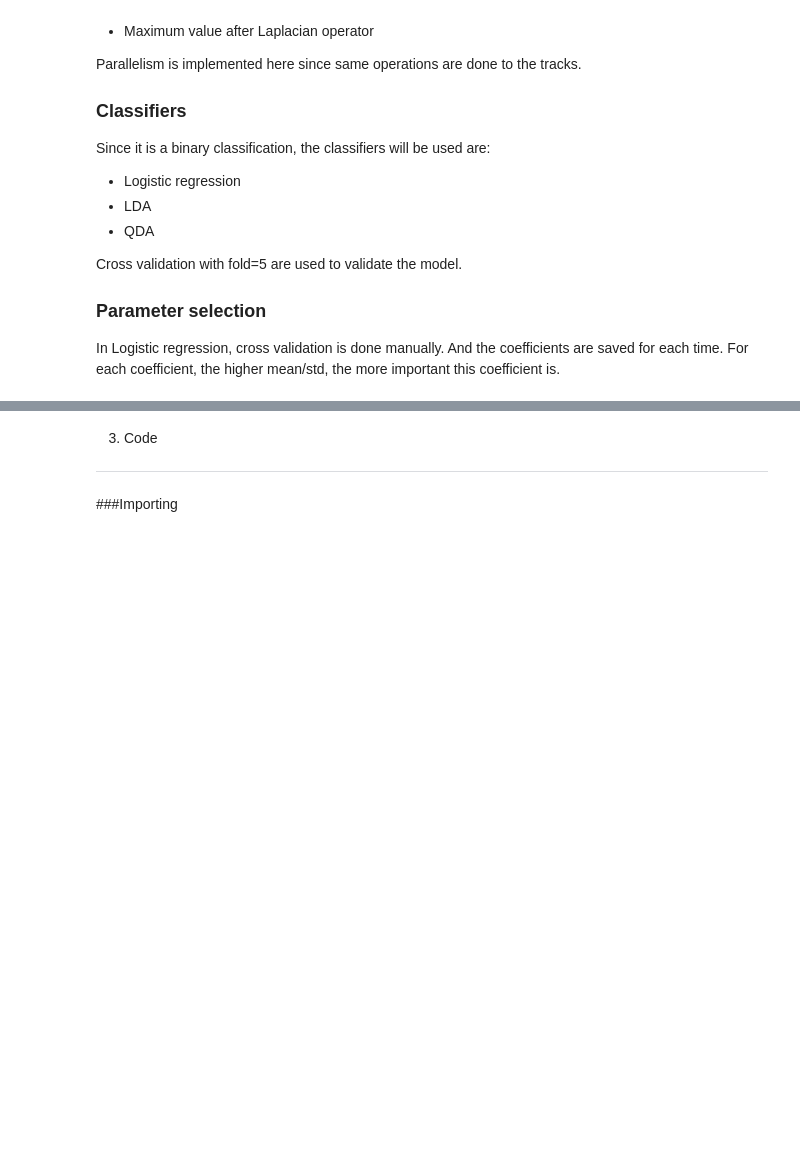
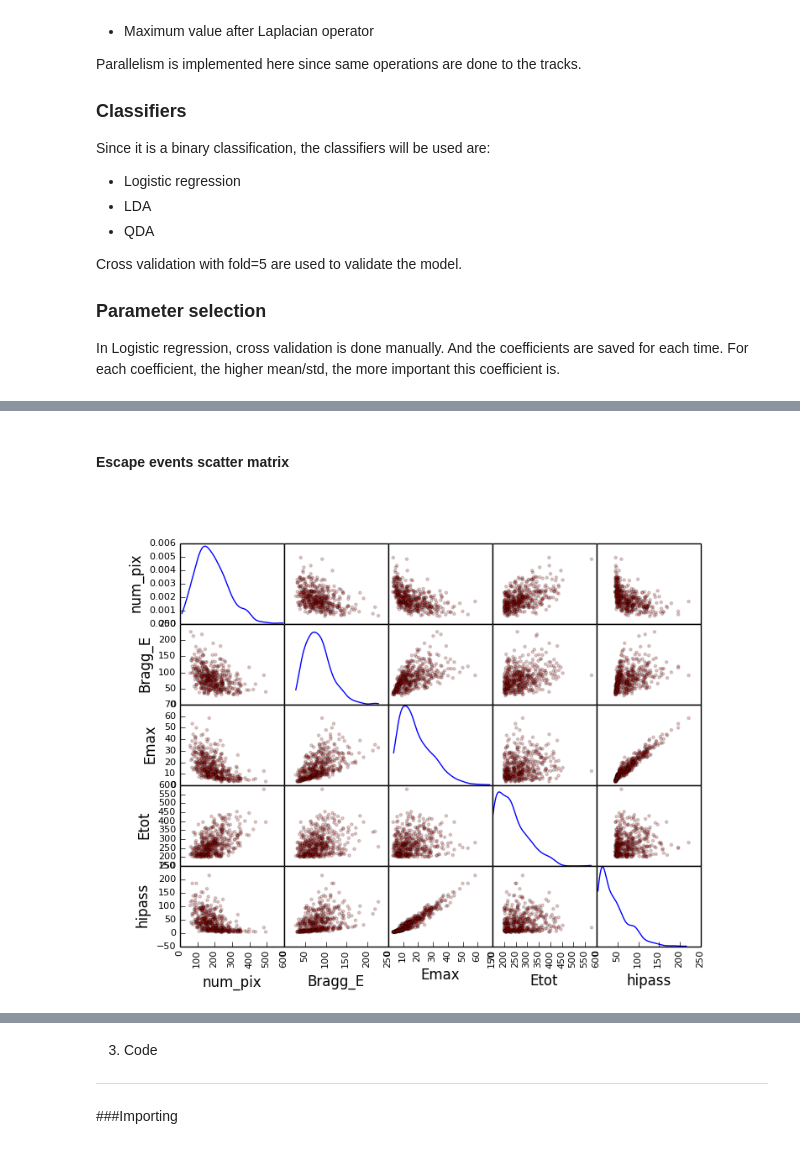
Before and after one commit to yigong/AY250, a Jupyter notebook: final_proj/I_am_the_nb.ipynb, the cells around one changed output, grey strips where cells are left out. Cells and saved outputs as stored; diff of their text form; code cells hidden in the pictures; blank space fills up the shorter version.

```diff
--- a/final_proj/I_am_the_nb.ipynb
+++ b/final_proj/I_am_the_nb.ipynb
@@ -52,0 +62,6 @@ In Logistic regression, cross validation is done manually. And the coefficients
+# %% [markdown]
+#### Escape events scatter matrix
+# %%
+Image(filename='images/features_escape_10k.png')
+# %% [output]
+[figure, added]
```
Also changed, not shown: parts of 41 cells of this notebook, 6 other files.
